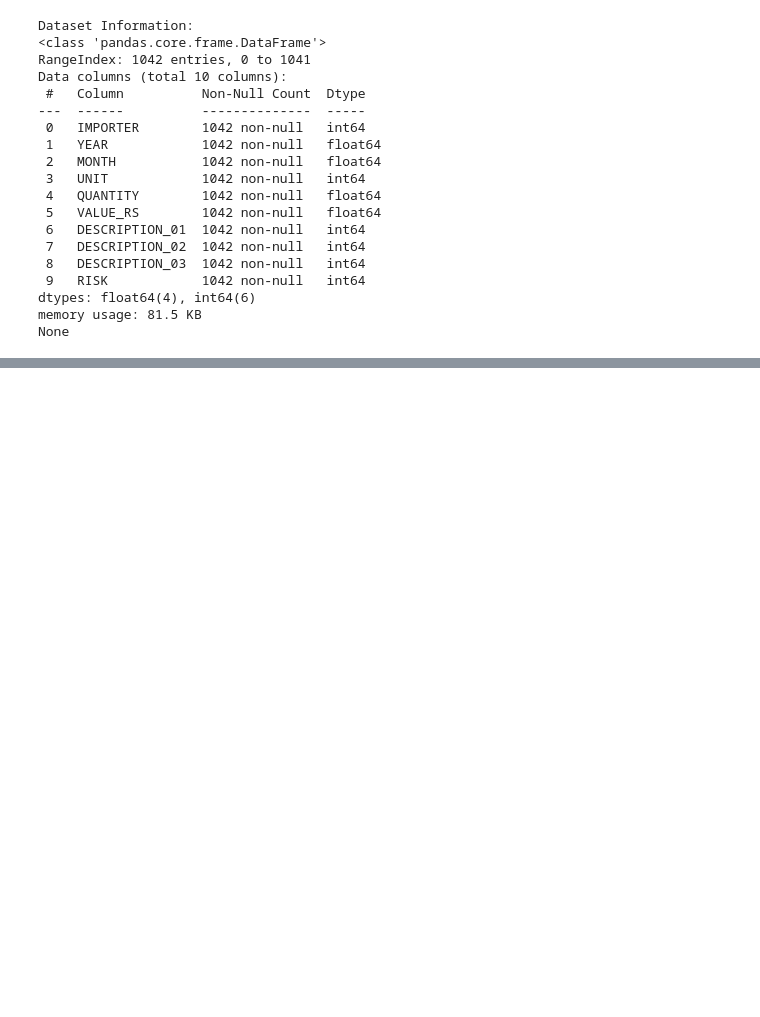
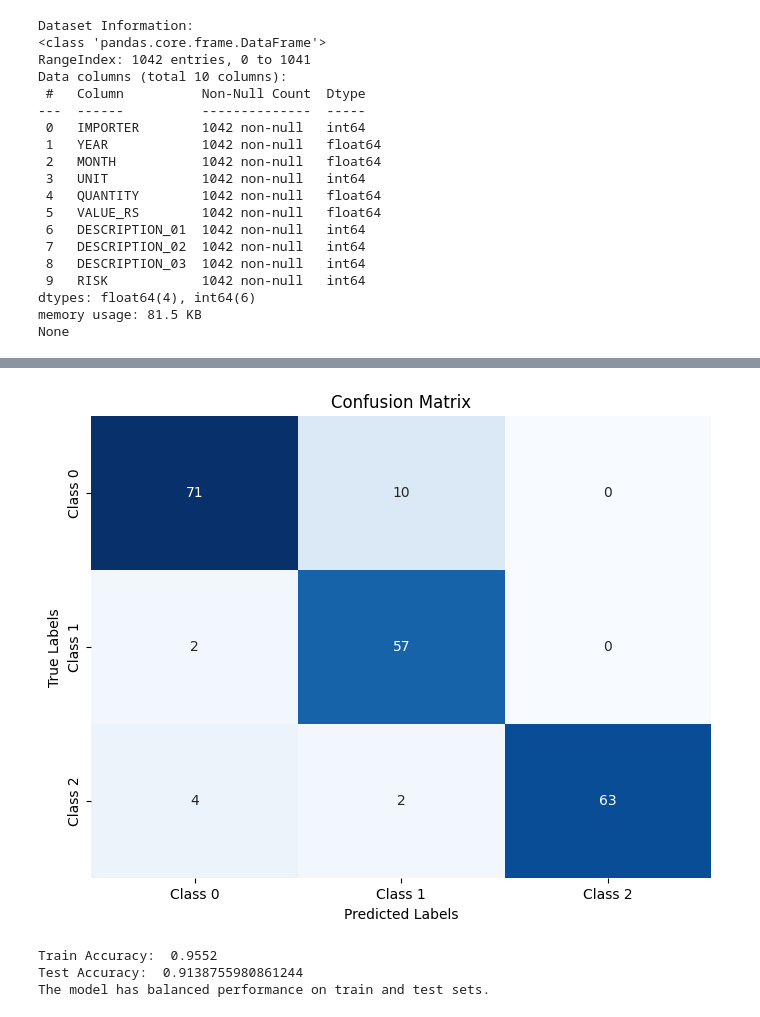
Before and after one commit to ShabnaIlmi/Data-Science-Group-Project, a Jupyter notebook: CCRPM_Preprocessing.ipynb, the cells around one changed output, grey strips where cells are left out. Saved outputs shown, nothing was run; the diff lists cells and outputs as text; code cells hidden in the pictures; blank space fills up the shorter version.

Commit message:
Trained Model

```diff
--- a/CCRPM_Preprocessing.ipynb
+++ b/CCRPM_Preprocessing.ipynb
@@ -1058,0 +1124,23 @@ Preprocessed data saved successfully.
+# %%
+# Reshape features for Gradient Boosting
+lstm_train_features = lstm_train_features.reshape(-1, 1)
+lstm_val_features = lstm_val_features.reshape(-1, 1)
+lstm_test_features = lstm_test_features.reshape(-1, 1)
+# %%
+# Hyperparameter tuning for Gradient Boosting using GridSearchCV
+param_grid = {
+    'n_estimators': [50, 100, 150],
+    'learning_rate': [0.01, 0.05, 0.1],
+    'max_depth': [3, 5, 7],
+    'min_samples_split': [2, 5, 10]
+}
+
+# Grid search cross-validation for Gradient Boosting
+grid_search = GridSearchCV(GradientBoostingClassifier(), param_grid, cv=5, scoring='accuracy', n_jobs=-1, verbose=1)
+grid_search.fit(lstm_train_features, y_train)
+
+# Best parameters from grid search
+print("Best Parameters for Gradient Boosting: ", grid_search.best_params_)
+
+# Train Gradient Boosting on the best parameters
+gb_model_class = grid_search.best_estimator_
@@ -1058,0 +1156,8 @@ Preprocessed data saved successfully.
+# %%
+# Predicting on test data
+y_pred_class = gb_model_class.predict(lstm_test_features)
+
+# Evaluation for classification
+print("\nClassification Evaluation:")
+print("Accuracy: ", accuracy_score(y_test, y_pred_class))
+print("Classification Report:\n", classification_report(y_test, y_pred_class))
@@ -1058,0 +1177,32 @@ Preprocessed data saved successfully.
+# %%
+# Generate the confusion matrix
+cm = confusion_matrix(y_test, y_pred_class)
+
+# Plotting the confusion matrix
+plt.figure(figsize=(8, 6))
+sns.heatmap(cm, annot=True, fmt="d", cmap="Blues", cbar=False, xticklabels=['Class 0', 'Class 1', 'Class 2'], yticklabels=['Class 0', 'Class 1', 'Class 2'])
+plt.title('Confusion Matrix')
+plt.xlabel('Predicted Labels')
+plt.ylabel('True Labels')
+plt.show()
+# %% [output]
+[figure, added]
+# %%
+# Overfitting Score: Train vs Test Accuracy
+y_pred_train = gb_model_class.predict(lstm_train_features)
+train_accuracy = accuracy_score(y_train, y_pred_train)
+print("Train Accuracy: ", train_accuracy)
+
+y_pred_test = gb_model_class.predict(lstm_test_features)
+test_accuracy = accuracy_score(y_test, y_pred_test)
+print("Test Accuracy: ", test_accuracy)
+
+# Check for overfitting
+if train_accuracy - test_accuracy > 0.1:
+    print("The model might be overfitting. Consider regularization, reducing model complexity, or adding more data.")
+else:
+    print("The model has balanced performance on train and test sets.")
+# %% [output]
+Train Accuracy:  0.9552
+Test Accuracy:  0.9138755980861244
+The model has balanced performance on train and test sets.
```
Also changed, not shown: parts of 17 cells of this notebook.
